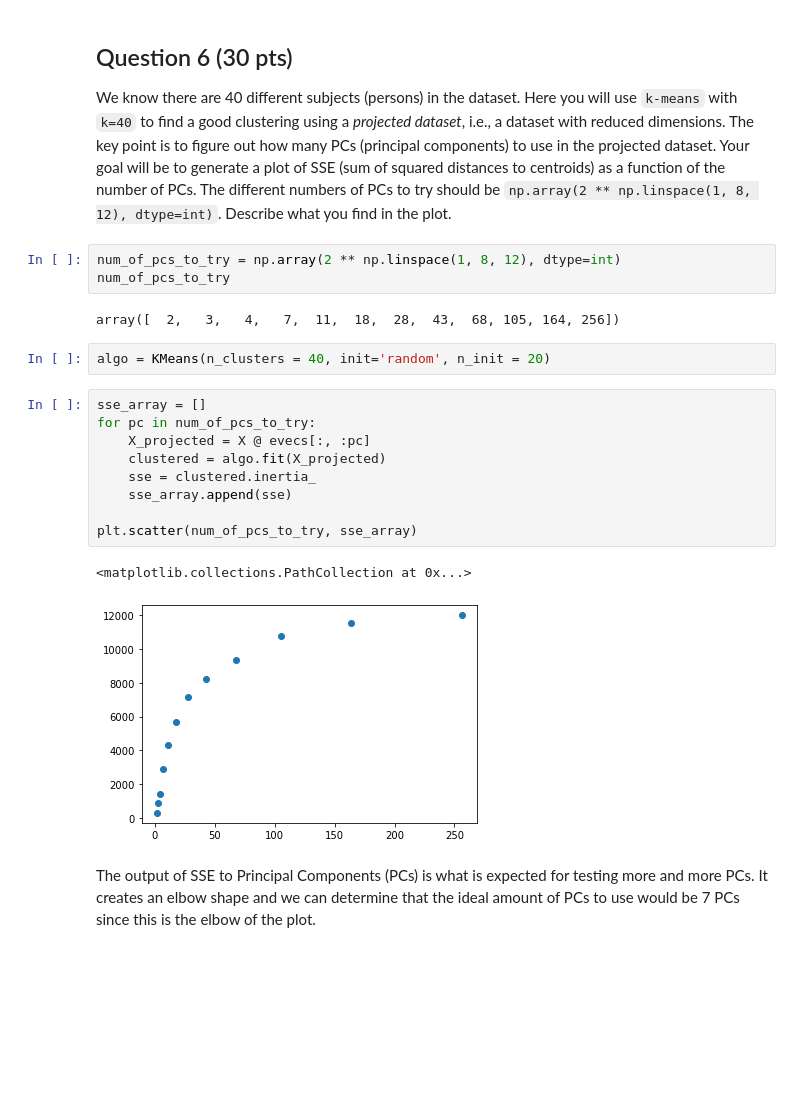
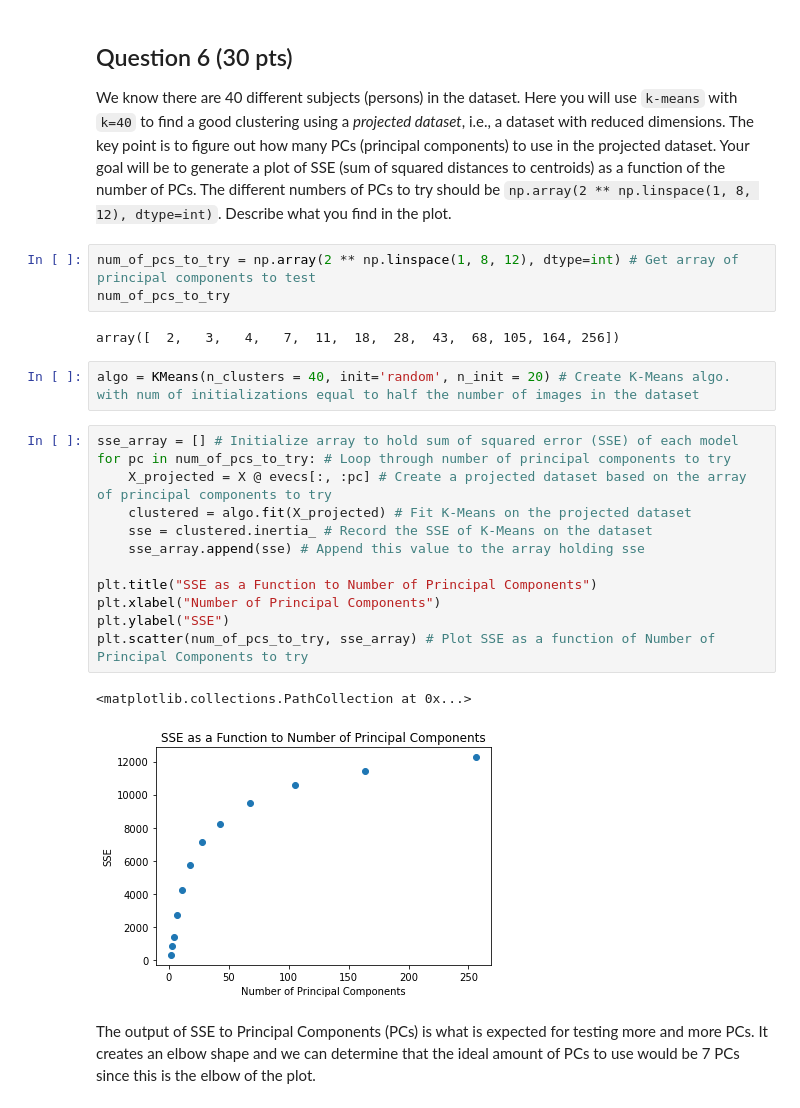
Before and after one commit to m-bowen/DSP-461-assignments, a Jupyter notebook: bowen_ha_02.ipynb, the cells around one changed output. Cells and saved outputs as stored; diff of their text form; blank space fills up the shorter version.

```diff
--- a/bowen_ha_02.ipynb
+++ b/bowen_ha_02.ipynb
@@ -122,24 +117,27 @@ plt.scatter(range(100), explained_variance)
 ## Question 6 (30 pts)
 We know there are 40 different subjects (persons) in the dataset.  Here you will use `k-means` with `k=40` to find a good clustering using a *projected dataset*, i.e., a dataset with reduced dimensions.  The key point is to figure out how many PCs (principal components) to use in the projected dataset.  Your goal will be to generate a plot of SSE (sum of squared distances to centroids) as a function of the number of PCs.  The different numbers of PCs to try should be `np.array(2 ** np.linspace(1, 8, 12), dtype=int)`.  Describe what you find in the plot.
 # %%
-num_of_pcs_to_try = np.array(2 ** np.linspace(1, 8, 12), dtype=int)
+num_of_pcs_to_try = np.array(2 ** np.linspace(1, 8, 12), dtype=int) # Get array of principal components to test
 num_of_pcs_to_try
 # %% [output]
 array([  2,   3,   4,   7,  11,  18,  28,  43,  68, 105, 164, 256])
 # %%
-algo = KMeans(n_clusters = 40, init='random', n_init = 20)
+algo = KMeans(n_clusters = 40, init='random', n_init = 20) # Create K-Means algo. with num of initializations equal to half the number of images in the dataset
-# %%
-sse_array = []
-for pc in num_of_pcs_to_try:
-    X_projected = X @ evecs[:, :pc]
-    clustered = algo.fit(X_projected)
-    sse = clustered.inertia_
-    sse_array.append(sse)
-
-plt.scatter(num_of_pcs_to_try, sse_array)
-# %% [output]
-<matplotlib.collections.PathCollection at 0x...>
-[figure, removed]
+# %%
+sse_array = [] # Initialize array to hold sum of squared error (SSE) of each model
+for pc in num_of_pcs_to_try: # Loop through number of principal components to try
+    X_projected = X @ evecs[:, :pc] # Create a projected dataset based on the array of principal components to try
+    clustered = algo.fit(X_projected) # Fit K-Means on the projected dataset
+    sse = clustered.inertia_ # Record the SSE of K-Means on the dataset
+    sse_array.append(sse) # Append this value to the array holding sse
+
+plt.title("SSE as a Function to Number of Principal Components")
+plt.xlabel("Number of Principal Components")
+plt.ylabel("SSE")
+plt.scatter(num_of_pcs_to_try, sse_array) # Plot SSE as a function of Number of Principal Components to try
+# %% [output]
+<matplotlib.collections.PathCollection at 0x...>
+[figure, added]
 # %% [markdown]
 The output of SSE to Principal Components (PCs) is what is expected for testing more and more PCs. It creates an elbow shape and we can determine that the ideal amount of PCs to use would be 7 PCs since this is the elbow of the plot.
 # %% [markdown]
```
Also changed, not shown: parts of 7 cells of this notebook.
